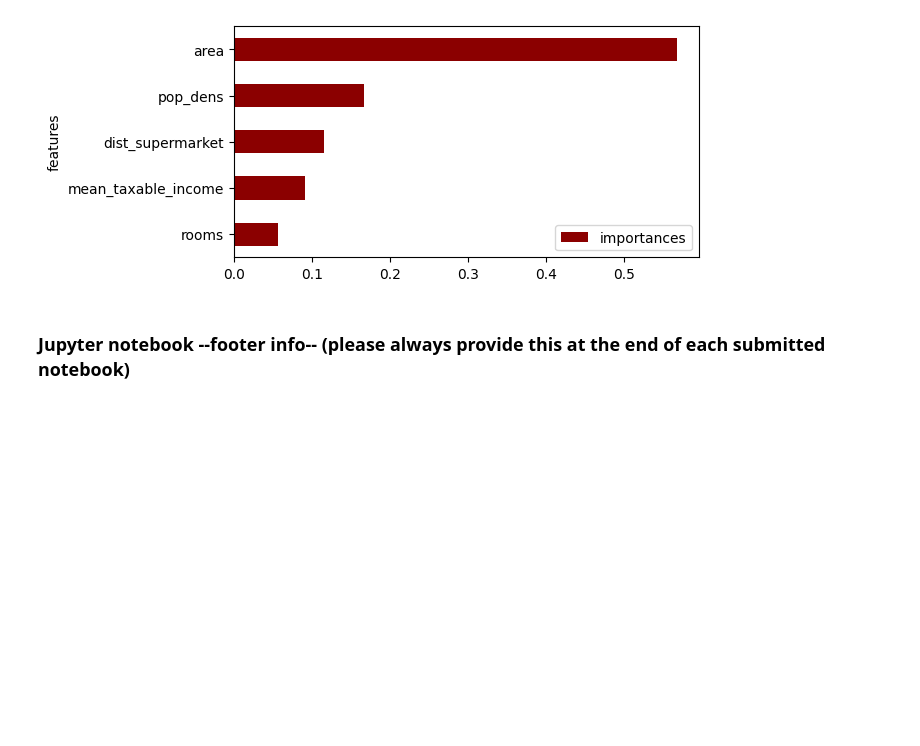
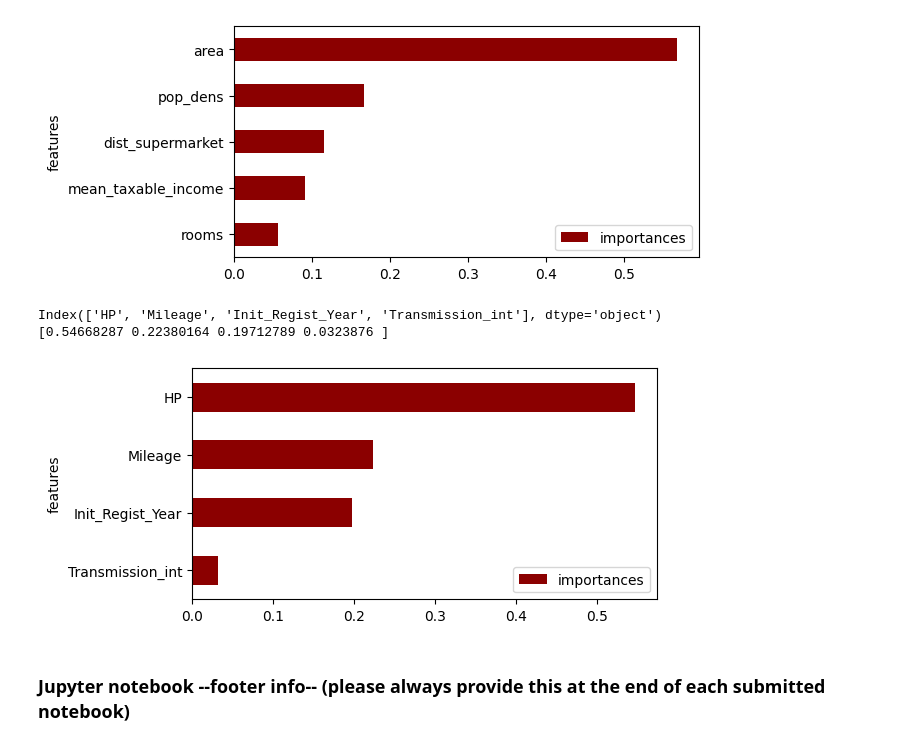
Before and after one commit to mrohner002/python_machine_learning_basics, a Jupyter notebook: CART_RandomForest/regression_tree_random_forest_apartment_data.ipynb, the cells around one changed output. Drawn from its saved outputs; the diff is of its cells as text; code cells hidden in the pictures; blank space fills up the shorter version.

Commit message:
testing with Car data

```diff
--- a/CART_RandomForest/regression_tree_random_forest_apartment_data.ipynb
+++ b/CART_RandomForest/regression_tree_random_forest_apartment_data.ipynb
@@ -229,3 +402,15 @@ reg_rf.fit(X2_train, y2_train)
 print('R-squared:', round(reg_rf.score(X2_test, y2_test), 4))
 # %% [output]
 R-squared: 0.5481
+# %%
+X_car, y_car = make_regression(n_features=4, n_informative=2,
+                       random_state=5, shuffle=False)
+
+
+reg_rf_car = RandomForestRegressor(n_estimators=500,
+                               max_depth=10,
+                               random_state=5)
+reg_rf_car.fit(X2_train_car, y2_train_car)
+
+# Calculate coefficient of determination (R-squared)
+print('R-squared:', round(reg_rf_car.score(X2_test_car, y2_test_car), 4))
@@ -257,6 +444,32 @@ plt.show()
 Index(['area', 'pop_dens', 'dist_supermarket', 'mean_taxable_income', 'rooms'], dtype='object')
 [0.56749536 0.16751781 0.11611526 0.09147853 0.05739305]
 [figure]
+# %%
+cols_car = X2_train_car.columns
+
+# Derive feature importance from random forest
+importances_car = reg_rf_car.feature_importances_
+std_car         = np.std([tree.feature_importances_ for tree in reg_rf_car.estimators_], axis=0)
+indices_car     = np.argsort(importances_car)[::-1]
+
+# Print col-names and importances-values
+print( cols_car[indices_car] )
+print( importances_car[indices_car] )
+
+# Barplot with feature importance
+df_fi_car = pd.DataFrame({'features':cols_car,'importances': importances_car})
+df_fi_car.sort_values('importances', inplace=True)
+df_fi_car.plot(kind='barh',
+           y='importances',
+           x='features',
+           color='darkred',
+           figsize=(6,3))
+
+plt.show()
+# %% [output]
+Index(['HP', 'Mileage', 'Init_Regist_Year', 'Transmission_int'], dtype='object')
+[0.54668287 0.22380164 0.19712789 0.0323876 ]
+[figure, added]
 # %% [markdown]
 ### Jupyter notebook --footer info-- (please always provide this at the end of each submitted notebook)
 # %%
```
Also changed, not shown: parts of 9 cells of this notebook.
